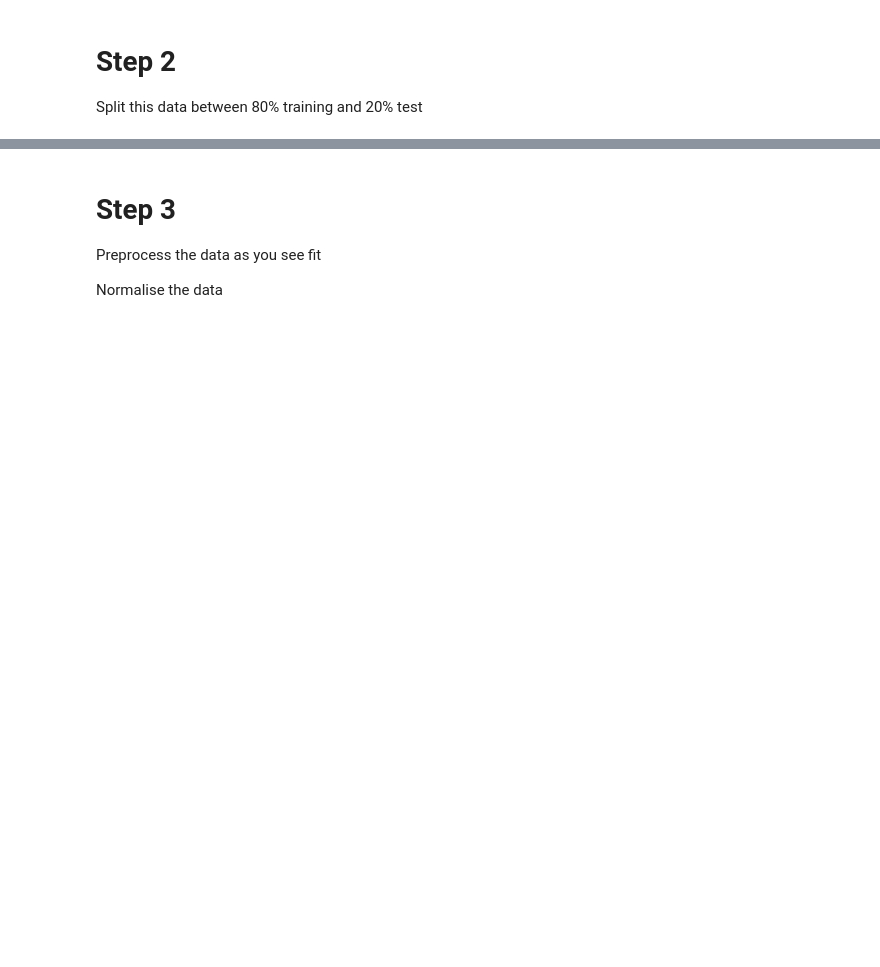
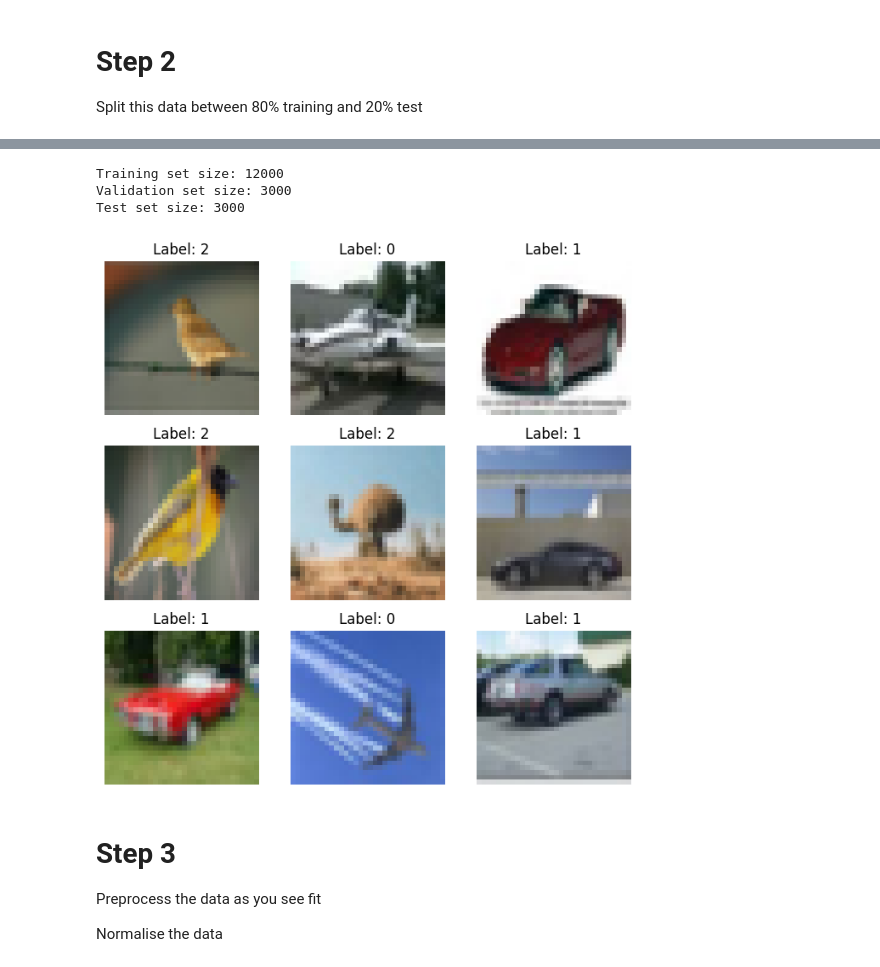
Before and after one commit to shruti-badri-14/Deep-Learning-Homework, a Jupyter notebook: Assignment 3/Shruti_Badrinarayanan_HW_3.ipynb, the cells around one changed output, grey strips where cells are left out. Cells and saved outputs as stored; diff of their text form; code cells hidden in the pictures; blank space fills up the shorter version.

Commit message:
H3 Latest
Updated in PyTorch

```diff
--- a/Assignment 3/Shruti_Badrinarayanan_HW_3.ipynb
+++ b/Assignment 3/Shruti_Badrinarayanan_HW_3.ipynb
@@ -47,14 +49,3 @@ Number of classes: 3
 # %% [markdown]
 # Step 2
 Split this data between 80% training and 20% test
-# %%
-from sklearn.model_selection import train_test_split
-
-# Split the data into training and validation sets
-train_images, val_images, train_labels, val_labels = train_test_split(train_images, train_labels, test_size=0.2, random_state=42)
-
-# Print the shapes of the split datasets
-print("Training images shape:", train_images.shape)
-print("Training labels shape:", train_labels.shape)
-print("Validation images shape:", val_images.shape)
-print("Validation labels shape:", val_labels.shape)
@@ -89,3 +52,58 @@ plot_images(train_images, train_labels, class_names)
+# %%
+from torch.utils.data import Subset, DataLoader, random_split
+
+# Convert numpy arrays to PyTorch tensors
+train_images_tensor = torch.tensor(train_images)
+train_labels_tensor = torch.tensor(train_labels)
+
+# Combine images and labels into a dataset
+train_dataset = torch.utils.data.TensorDataset(train_images_tensor, train_labels_tensor)
+
+# Define the sizes of the training and validation sets
+train_size = int(0.8 * len(train_dataset))
+val_size = len(train_dataset) - train_size
+
+# Split the training dataset into training and validation sets
+train_set, val_set = random_split(train_dataset, [train_size, val_size])
+
+# Create DataLoader for training, validation, and test sets
+train_loader = DataLoader(train_set, batch_size=32, shuffle=True)
+val_loader = DataLoader(val_set, batch_size=32, shuffle=False)
+
+
+test_images_tensor = torch.tensor(test_images)
+test_labels_tensor = torch.tensor(test_labels)
+test_dataset = torch.utils.data.TensorDataset(test_images_tensor, test_labels_tensor)
+test_loader = DataLoader(test_dataset, batch_size=32, shuffle=True)
+
+# Check the sizes of training and validation sets
+print("Training set size:", len(train_set))
+print("Validation set size:", len(val_set))
+print("Test set size:", len(test_dataset))
+# %% [output]
+Training set size: 12000
+Validation set size: 3000
+Test set size: 3000
+# %%
+import matplotlib.pyplot as plt
+
+# Function to display images in a grid
+def show_samples(images, labels, num_samples=9):
+    fig, axes = plt.subplots(3, 3, figsize=(8, 8))
+    for i, ax in enumerate(axes.flat):
+        ax.imshow(images[i])
+        ax.set_title(f"Label: {labels[i]}")
+        ax.axis('off')
+    plt.show()
+
+# Get some samples from the training set
+sample_images = [train_set[i][0] for i in range(9)]
+sample_labels = [train_set[i][1] for i in range(9)]
+
+# Display the samples in a grid
+show_samples(sample_images, sample_labels)
+# %% [output]
+[figure, added]
 # %% [markdown]
 # Step 3
 Preprocess the data as you see fit
```
Also changed, not shown: parts of 16 cells of this notebook, 1 other file.
